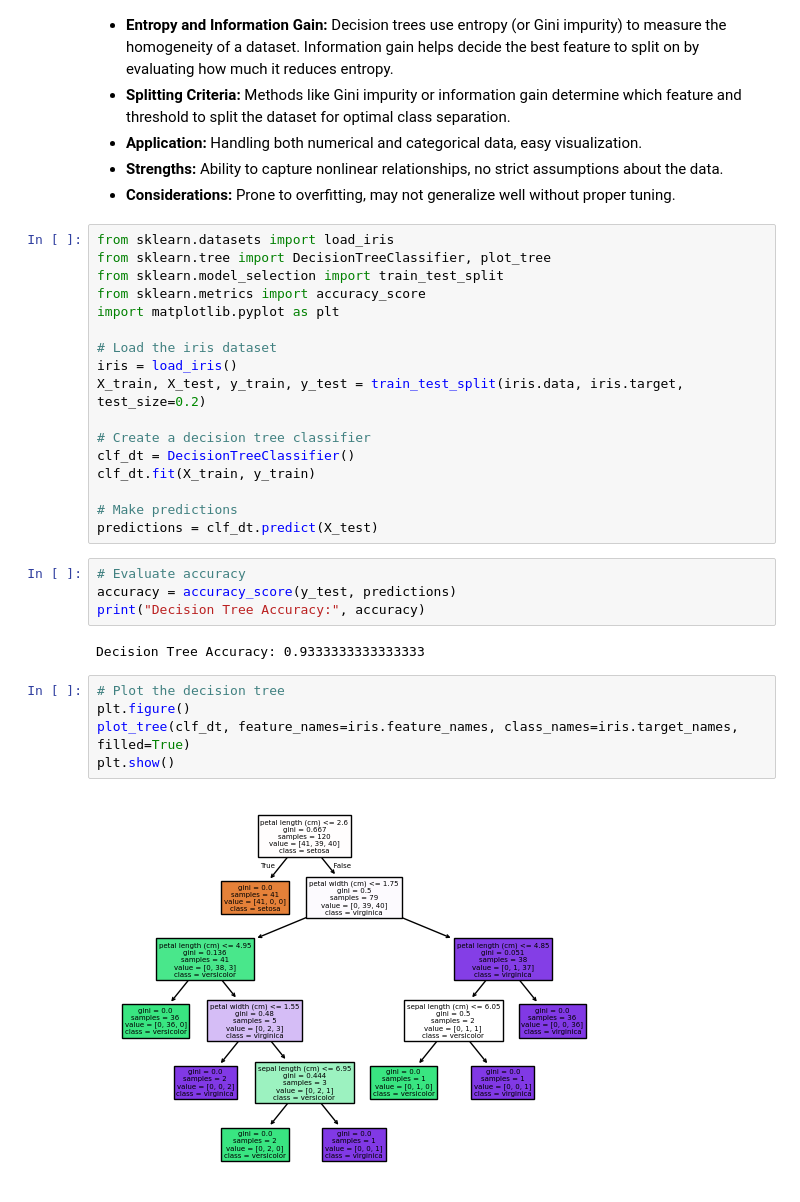
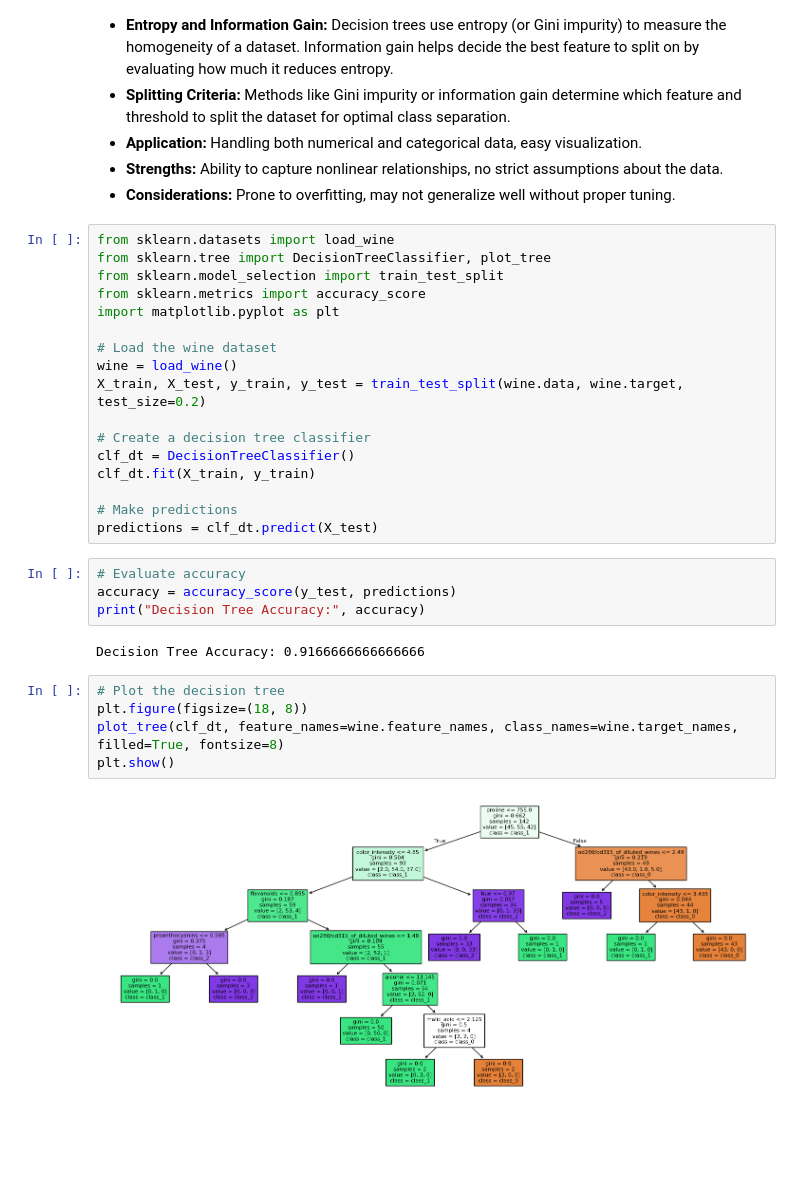
Before and after one commit to Darryl-Chamberlain-Jr/data_science_with_python, a Jupyter notebook: 2_Data Science with Python/1_Supervised Learning/1_Decision Tree.ipynb, the cells around one changed output. Cells and saved outputs as stored; diff of their text form; blank space fills up the shorter version.

Commit message:
replaced iris with wine dataset for better tuning practice

```diff
--- a/2_Data Science with Python/1_Supervised Learning/1_Decision Tree.ipynb
+++ b/2_Data Science with Python/1_Supervised Learning/1_Decision Tree.ipynb
@@ -17,15 +17,15 @@ Content in this file was developed by Dr. Anastasia Angelopoulou. Dr. Darryl Cha
 - **Strengths:** Ability to capture nonlinear relationships, no strict assumptions about the data.
 - **Considerations:** Prone to overfitting, may not generalize well without proper tuning.
 # %%
-from sklearn.datasets import load_iris
+from sklearn.datasets import load_wine
 from sklearn.tree import DecisionTreeClassifier, plot_tree
 from sklearn.model_selection import train_test_split
 from sklearn.metrics import accuracy_score
 import matplotlib.pyplot as plt
 
-# Load the iris dataset
-iris = load_iris()
-X_train, X_test, y_train, y_test = train_test_split(iris.data, iris.target, test_size=0.2)
+# Load the wine dataset
+wine = load_wine()
+X_train, X_test, y_train, y_test = train_test_split(wine.data, wine.target, test_size=0.2)
 
 # Create a decision tree classifier
 clf_dt = DecisionTreeClassifier()
@@ -38,12 +38,12 @@ predictions = clf_dt.predict(X_test)
 accuracy = accuracy_score(y_test, predictions)
 print("Decision Tree Accuracy:", accuracy)
 # %% [output]
-Decision Tree Accuracy: 0.9333333333333333
+Decision Tree Accuracy: 0.9166666666666666
 # %%
 # Plot the decision tree
-plt.figure()
-plot_tree(clf_dt, feature_names=iris.feature_names, class_names=iris.target_names, filled=True)
+plt.figure(figsize=(18, 8))
+plot_tree(clf_dt, feature_names=wine.feature_names, class_names=wine.target_names, filled=True, fontsize=8)
 plt.show()
 # %% [output]
-[figure, old version]
+[figure, new version]
 # %% [markdown]
```
Also changed, not shown: parts of 3 cells of this notebook.
